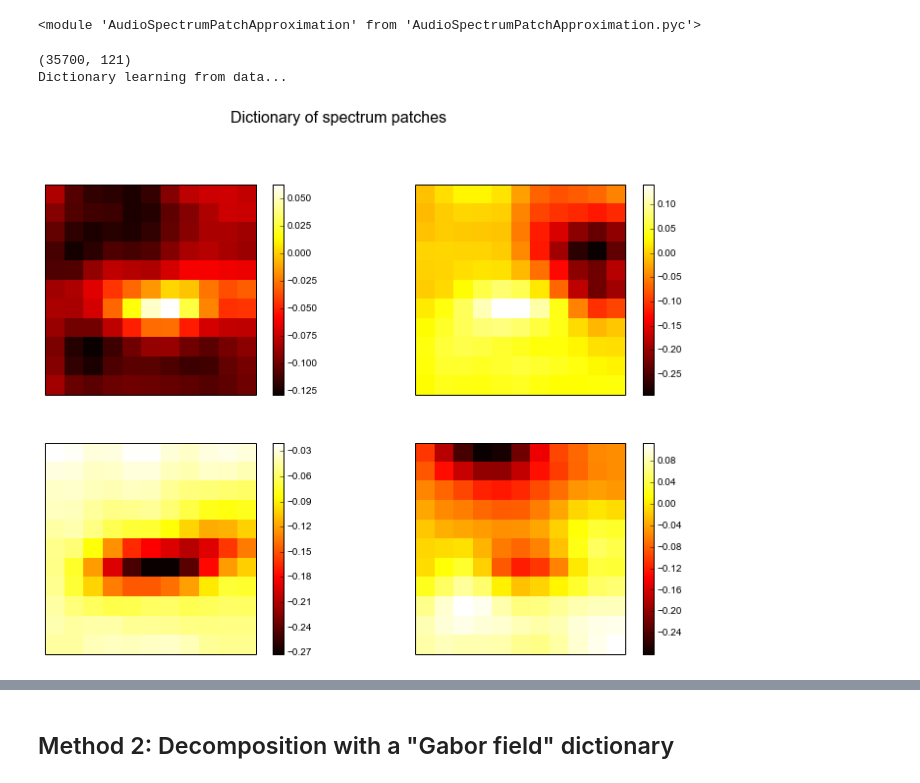
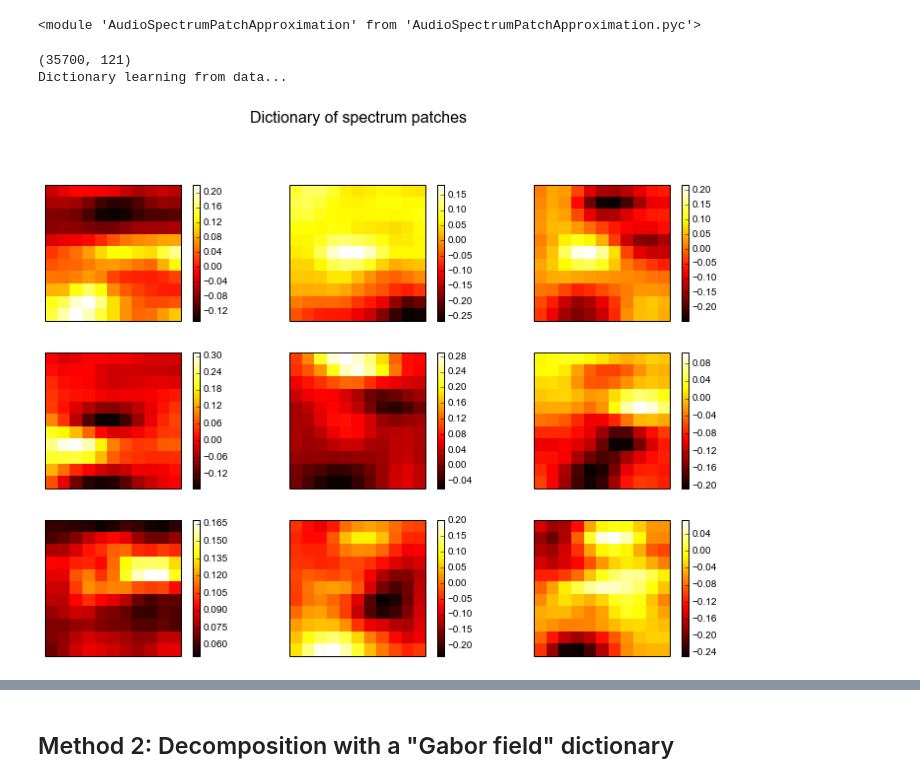
Before and after one commit to bregmanstudio/AudioSpectrumPatchApproximation, a Jupyter notebook: AudioSpectrumPatchApproximation.ipynb, the cells around one changed output, grey strips where cells are left out. Saved outputs shown, nothing was run; the diff lists cells and outputs as text; code cells hidden in the pictures.

```diff
--- a/AudioSpectrumPatchApproximation.ipynb
+++ b/AudioSpectrumPatchApproximation.ipynb
@@ -44,13 +44,13 @@ reload(S) # for debugging
 # %% [output]
 <module 'AudioSpectrumPatchApproximation' from 'AudioSpectrumPatchApproximation.pyc'>
 # %%
-SS = S.SparseApproxSpectrum(n_components=4, patch_size=(11,11)) # learn 9 components of 16x16 patches
+SS = S.SparseApproxSpectrum(n_components=9, patch_size=(11,11)) # learn 9 components of 16x16 patches
 SS.extract_codes(log(1+F.X), standardize=True) # Use standardized patches
 SS.plot_codes(cbar=1, cmap=cm.hot) # show the learned codes
 # %% [output]
 (35700, 121)
 Dictionary learning from data...
-[figure, old version]
+[figure, new version]
 # %%
 SS.reconstruct_individual_spectra(plotting=1, cmap=cm.hot)
 figure()
```
Also changed, not shown: parts of 3 cells of this notebook, 1 other file.
